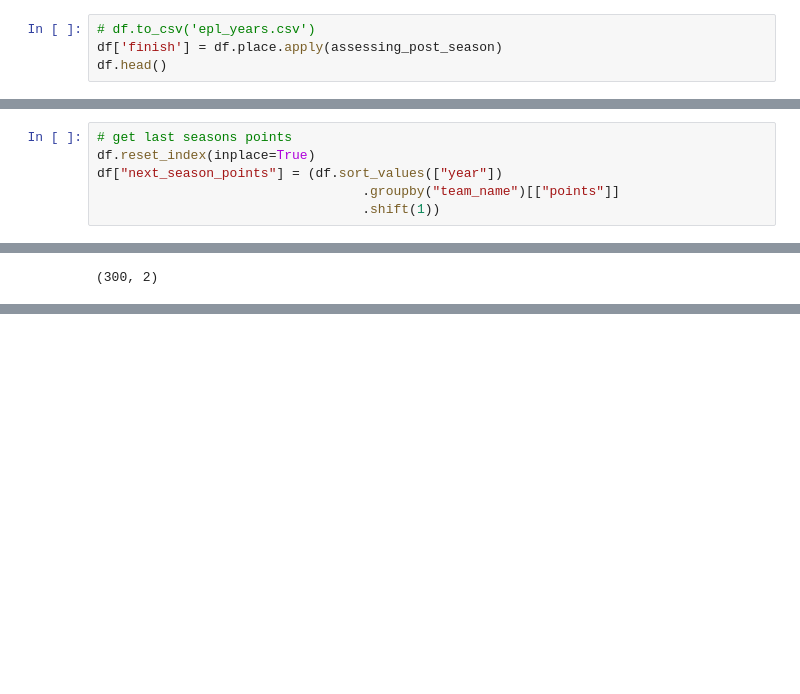
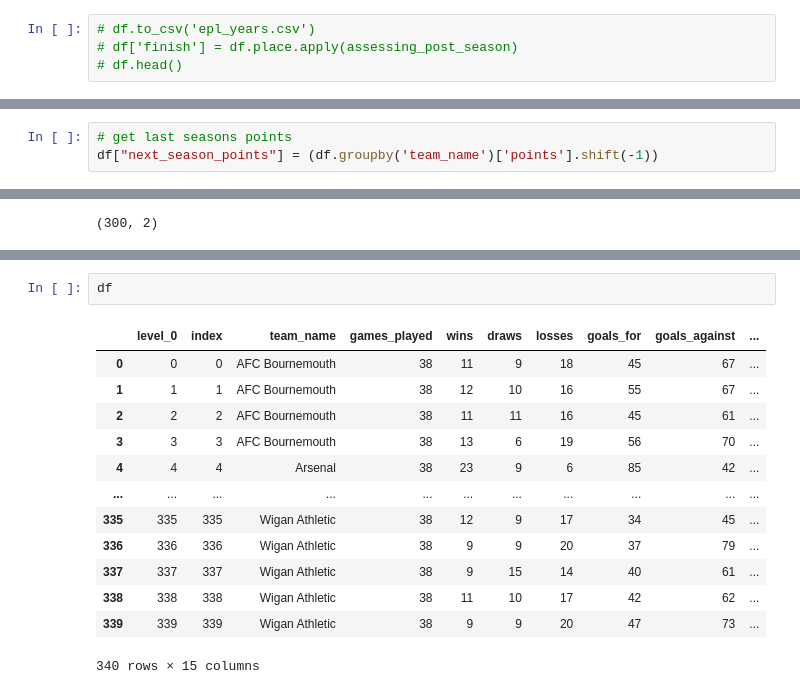
Before and after one commit to noahmelngailis/football_time_series, a Jupyter notebook: EPL_Notebook.ipynb, the cells around one changed output, grey strips where cells are left out. Saved outputs shown, nothing was run; the diff lists cells and outputs as text; blank space fills up the shorter version.

```diff
--- a/EPL_Notebook.ipynb
+++ b/EPL_Notebook.ipynb
@@ -42,4 +46,4 @@ def assessing_post_season(x):
 # %%
 # df.to_csv('epl_years.csv')
-df['finish'] = df.place.apply(assessing_post_season)
-df.head()
+# df['finish'] = df.place.apply(assessing_post_season)
+# df.head()
@@ -53,7 +50,4 @@ df.head()
 # %%
 # get last seasons points
-df.reset_index(inplace=True)
-df["next_season_points"] = (df.sort_values(["year"])
-                                  .groupby("team_name")[["points"]]
-                                  .shift(1))
+df["next_season_points"] = (df.groupby('team_name')['points'].shift(-1))
 # %%
@@ -271,0 +299,16 @@ predictions.shape
+# %%
+df
+# %% [output]
+|  | level_0 | index | team_name | games_played | wins | draws | losses | goals_for | goals_against | ... |
+| 0 | 0 | 0 | AFC Bournemouth | 38 | 11 | 9 | 18 | 45 | 67 | ... |
+| 1 | 1 | 1 | AFC Bournemouth | 38 | 12 | 10 | 16 | 55 | 67 | ... |
+| 2 | 2 | 2 | AFC Bournemouth | 38 | 11 | 11 | 16 | 45 | 61 | ... |
+| 3 | 3 | 3 | AFC Bournemouth | 38 | 13 | 6 | 19 | 56 | 70 | ... |
+| 4 | 4 | 4 | Arsenal | 38 | 23 | 9 | 6 | 85 | 42 | ... |
+| ... | ... | ... | ... | ... | ... | ... | ... | ... | ... | ... |
+| 335 | 335 | 335 | Wigan Athletic | 38 | 12 | 9 | 17 | 34 | 45 | ... |
+| 336 | 336 | 336 | Wigan Athletic | 38 | 9 | 9 | 20 | 37 | 79 | ... |
+| 337 | 337 | 337 | Wigan Athletic | 38 | 9 | 15 | 14 | 40 | 61 | ... |
+| 338 | 338 | 338 | Wigan Athletic | 38 | 11 | 10 | 17 | 42 | 62 | ... |
+| 339 | 339 | 339 | Wigan Athletic | 38 | 9 | 9 | 20 | 47 | 73 | ... |
+340 rows × 15 columns
```
Also changed, not shown: parts of 8 cells of this notebook.
